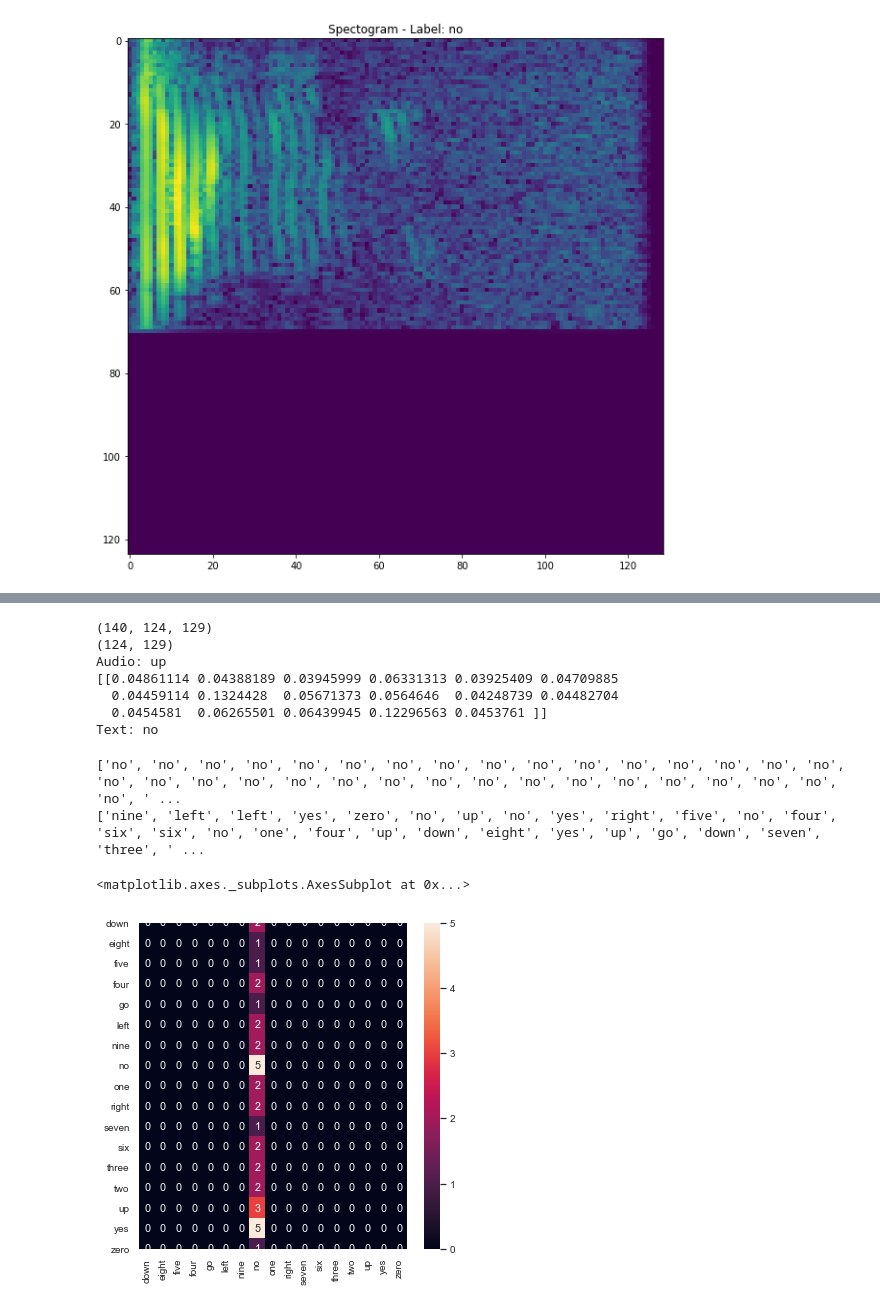
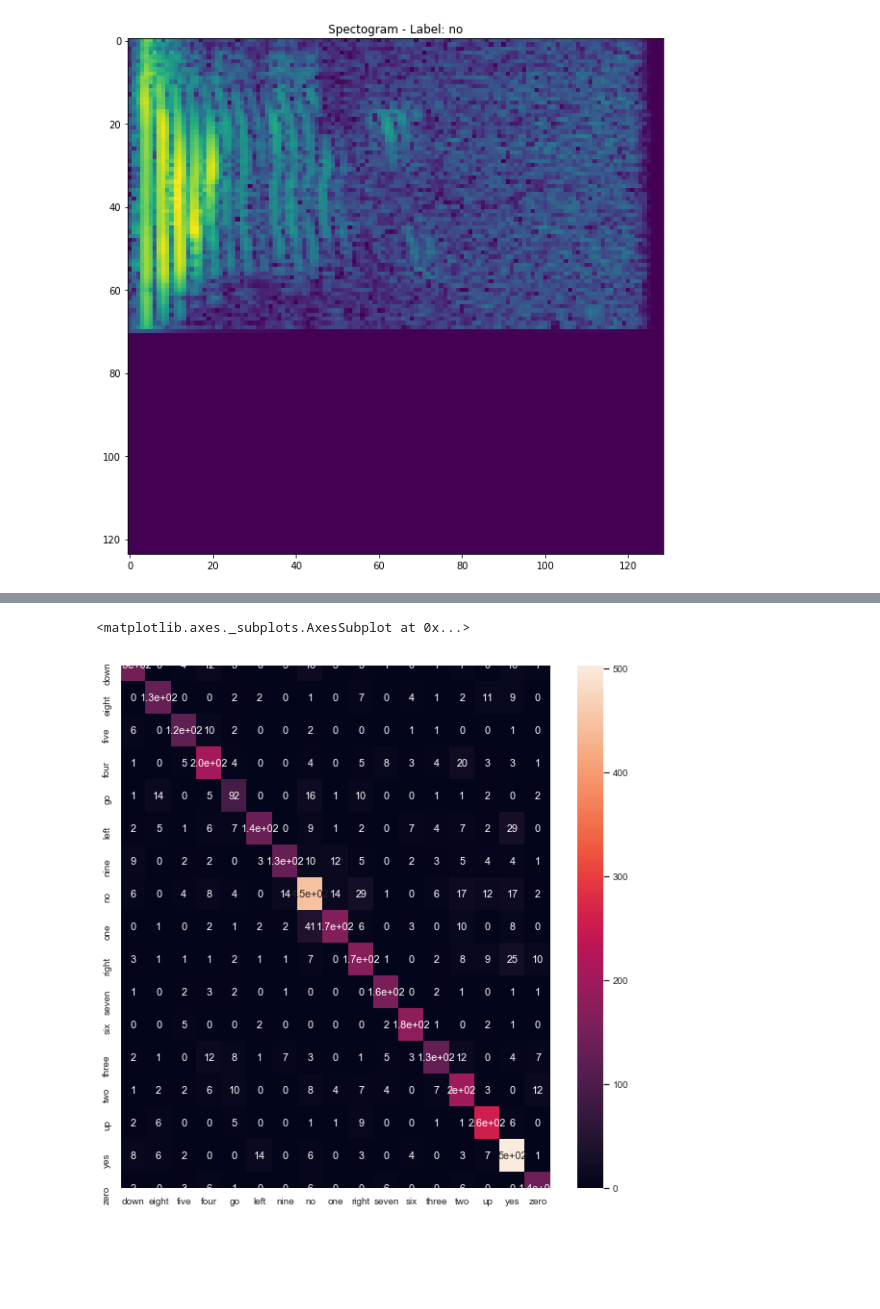
Before and after one commit to iiixyn/Atypical-Speech-Recognition, a Jupyter notebook: asr.ipynb, the cells around one changed output, grey strips where cells are left out. Saved outputs shown, nothing was run; the diff lists cells and outputs as text; code cells hidden in the pictures; blank space fills up the shorter version.

Commit message:
Added audio augmentation to get better accuracy.

```diff
--- a/asr.ipynb
+++ b/asr.ipynb
@@ -170,7 +172,7 @@ def cut_audio(path, audio):
     return audio[wav_start:wav_end]
 # %%
 # Reads a 16 KHz WAV file from a given path.
-def read_audio(path):
+def read_audio(path, cut_with_phoneme = True):
     audio = []
 
     # Attempt to read the file. If there is an exception, consider the file corrupted.
@@ -185,7 +187,8 @@ def read_audio(path):
         audio = wav_array / np.max(np.abs(wav_array), axis=0)
 
         # Cut the audio using the phoneme timestamp file.
-        audio = cut_audio(path, audio)
+        if cut_with_phoneme:
+            audio = cut_audio(path, audio)
 
     except ValueError:
         print("Corrupted WAV file: {}".format(path))
@@ -371,8 +376,13 @@ _________________________________________________________________
 # %%
 # Compile the model and provide it with early stopping in case there is no improvement.
 # Add checkpoints to save the data based on minimized validation loss.
-model.compile(loss='categorical_crossentropy',optimizer='sgd',metrics=['accuracy'])
-es = EarlyStopping(monitor='val_loss', mode='min', verbose=1, patience=100, min_delta=0.00001)
-mc = ModelCheckpoint('best_model.hdf5', monitor='val_loss', verbose=1, save_best_only=True, mode='min')
-history=model.fit(x_tr, y_tr ,epochs=100, callbacks=[es,mc], batch_size=16, validation_data=(x_val,y_val))
+model = None
+#if os.path.exists('best_model.hdf5'):
+    model = keras.models.load_model('best_model.hdf5')
+    print("Model loaded from 'best_model.hdf5'")
+else:
+    model.compile(loss='categorical_crossentropy',optimizer='sgd',metrics=['accuracy'])
+    es = EarlyStopping(monitor='val_loss', mode='min', verbose=1, patience=10, min_delta=0.00001)
+    mc = ModelCheckpoint('best_model.hdf5', monitor='val_loss', verbose=1, save_best_only=True, mode='min')
+    history=model.fit(x_tr, y_tr ,epochs=100, callbacks=[es,mc], batch_size=256, validation_data=(x_val,y_val))
 # %% [output]
@@ -398,7 +392,6 @@ Epoch 00100: val_loss did not improve from 2.72162
 def predict(audio):
     prob=model.predict(audio.reshape(1, 124, 129, 1))
     index=np.argmax(prob[0])
-    print(prob)
     return classes[index]
 
 # Randomly select an input from the validation set to check the model's prediction.
@@ -410,38 +403,28 @@ print(np.shape(samples))
 print("Audio:", classes[np.argmax(y_val[index])])
 
 print("Text:", predict(samples))
-# %% [output]
-(140, 124, 129)
-(124, 129)
-Audio: up
-[[0.04861114 0.04388189 0.03945999 0.06331313 0.03925409 0.04709885
-  0.04459114 0.1324428  0.05671373 0.0564646  0.04248739 0.04482704
-  0.0454581  0.06265501 0.06439945 0.12296563 0.0453761 ]]
-Text: no
 # %%
 # Import visualization libraries to create a confusion matrix.
 import seaborn as sn
 import pandas as pd
 from sklearn.metrics import confusion_matrix
 
 # Convert the predictions for the validation set into labels (using argmax to select the most probable output).
 y_pred = [classes[y] for y in np.argmax(model.predict(x_val), axis=1)]
 
 # Do the same for the real labels (one-hot).
 y_true = [classes[y] for y in np.argmax(y_val, axis=1)]
 
 # Print the predictions and true labels.
-print(y_pred)
-print(y_true)
+#print(y_pred)
+#print(y_true)
 
 # Display the confusion matrix.
 cm = confusion_matrix(y_true, y_pred, labels=classes)
 df_cm = pd.DataFrame(cm, index=[i for i in classes], columns=[i for i in classes])
-plt.figure(figsize = (6,6))
+plt.figure(figsize = (10,10))
 sn.set(font_scale=0.9)
 sn.heatmap(df_cm, annot=True)
 # %% [output]
-['no', 'no', 'no', 'no', 'no', 'no', 'no', 'no', 'no', 'no', 'no', 'no', 'no', 'no', 'no', 'no', 'no', 'no', 'no', 'no', 'no', 'no', 'no', 'no', 'no', 'no', 'no', 'no', 'no', 'no', 'no', 'no', 'no', ' ...
-['nine', 'left', 'left', 'yes', 'zero', 'no', 'up', 'no', 'yes', 'right', 'five', 'no', 'four', 'six', 'six', 'no', 'one', 'four', 'up', 'down', 'eight', 'yes', 'up', 'go', 'down', 'seven', 'three', ' ...
+<matplotlib.axes._subplots.AxesSubplot at 0x...>
-<matplotlib.axes._subplots.AxesSubplot at 0x...>
-[figure, old version]
+[figure, new version]
```
Also changed, not shown: parts of 12 cells of this notebook, 5 other files.
